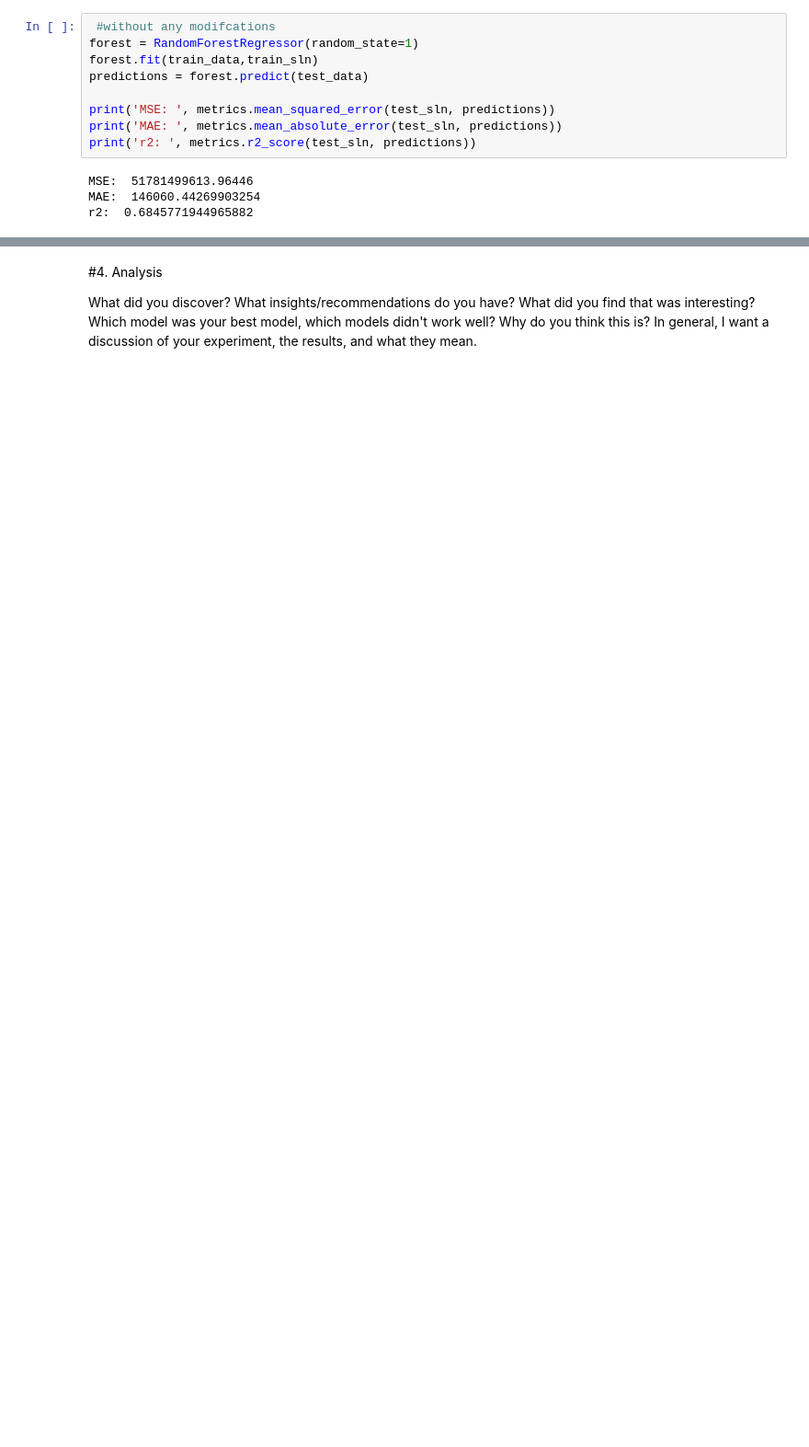
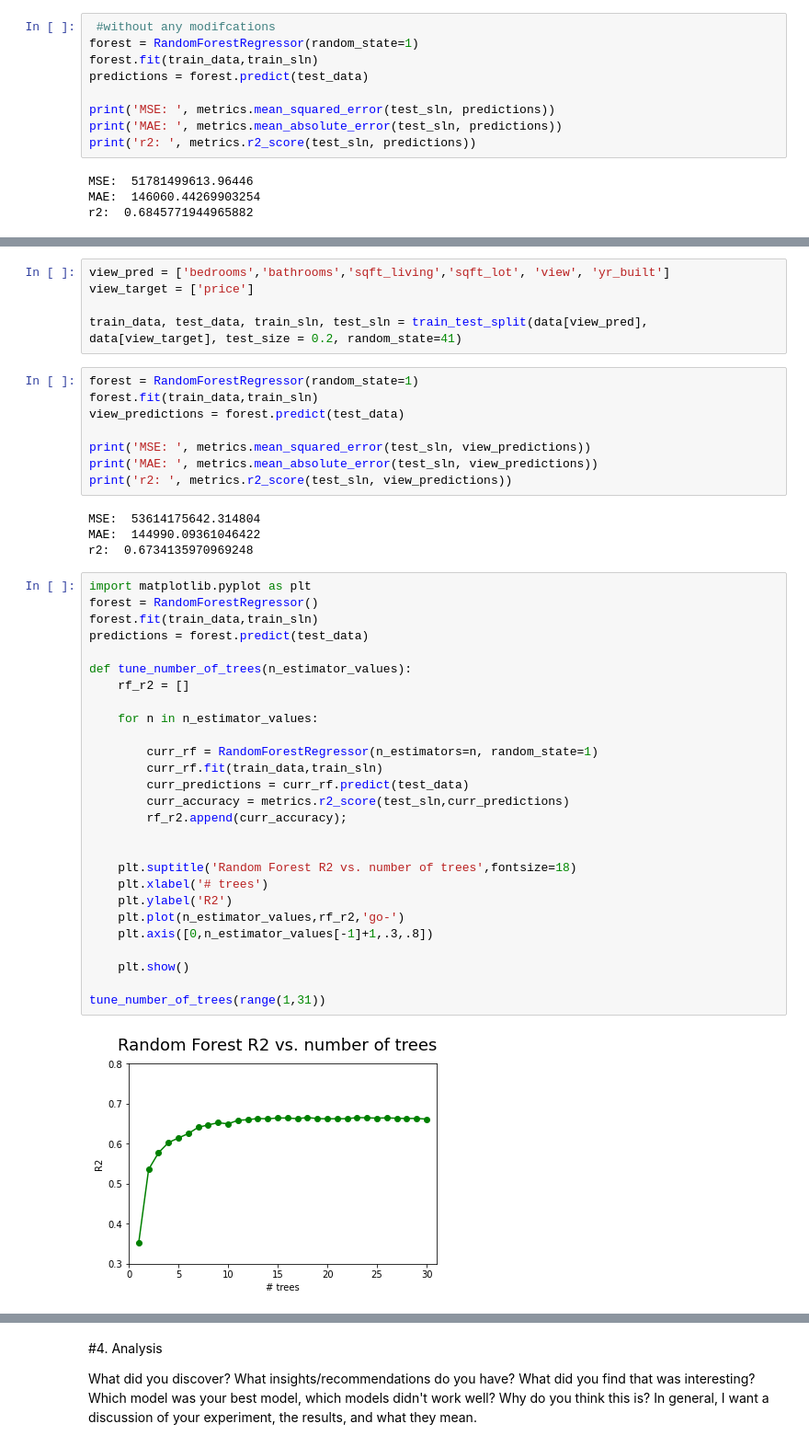
Before and after one commit to j23-cs167/project-2-20aclaypool, a Jupyter notebook: Project2.ipynb, the cells around one changed output, grey strips where cells are left out. Shown: that part at 92% size. Saved outputs shown, nothing was run; the diff lists cells and outputs as text; blank space fills up the shorter version.

```diff
--- a/Project2.ipynb
+++ b/Project2.ipynb
@@ -121,0 +141,46 @@ tune_number_of_trees(range(1,31))
+# %%
+view_pred = ['bedrooms','bathrooms','sqft_living','sqft_lot', 'view', 'yr_built']
+view_target = ['price']
+
+train_data, test_data, train_sln, test_sln = train_test_split(data[view_pred], data[view_target], test_size = 0.2, random_state=41)
+# %%
+forest = RandomForestRegressor(random_state=1)
+forest.fit(train_data,train_sln)
+view_predictions = forest.predict(test_data)
+
+print('MSE: ', metrics.mean_squared_error(test_sln, view_predictions))
+print('MAE: ', metrics.mean_absolute_error(test_sln, view_predictions))
+print('r2: ', metrics.r2_score(test_sln, view_predictions))
+# %% [output]
+MSE:  53614175642.314804
+MAE:  144990.09361046422
+r2:  0.6734135970969248
+# %%
+import matplotlib.pyplot as plt
+forest = RandomForestRegressor()
+forest.fit(train_data,train_sln)
+predictions = forest.predict(test_data)
+
+def tune_number_of_trees(n_estimator_values):
+    rf_r2 = []
+
+    for n in n_estimator_values:
+
+        curr_rf = RandomForestRegressor(n_estimators=n, random_state=1)
+        curr_rf.fit(train_data,train_sln)
+        curr_predictions = curr_rf.predict(test_data)
+        curr_accuracy = metrics.r2_score(test_sln,curr_predictions)
+        rf_r2.append(curr_accuracy);
+
+
+    plt.suptitle('Random Forest R2 vs. number of trees',fontsize=18)
+    plt.xlabel('# trees')
+    plt.ylabel('R2')
+    plt.plot(n_estimator_values,rf_r2,'go-')
+    plt.axis([0,n_estimator_values[-1]+1,.3,.8])
+
+    plt.show()
+
+tune_number_of_trees(range(1,31))
+# %% [output]
+[figure, added]
```
Also changed, not shown: parts of 9 cells of this notebook.
